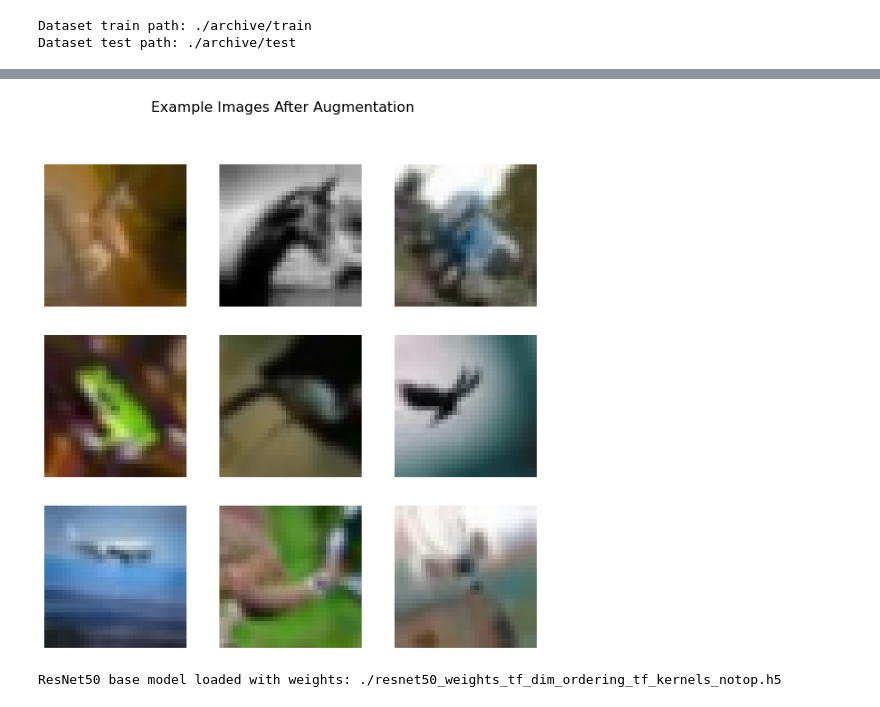
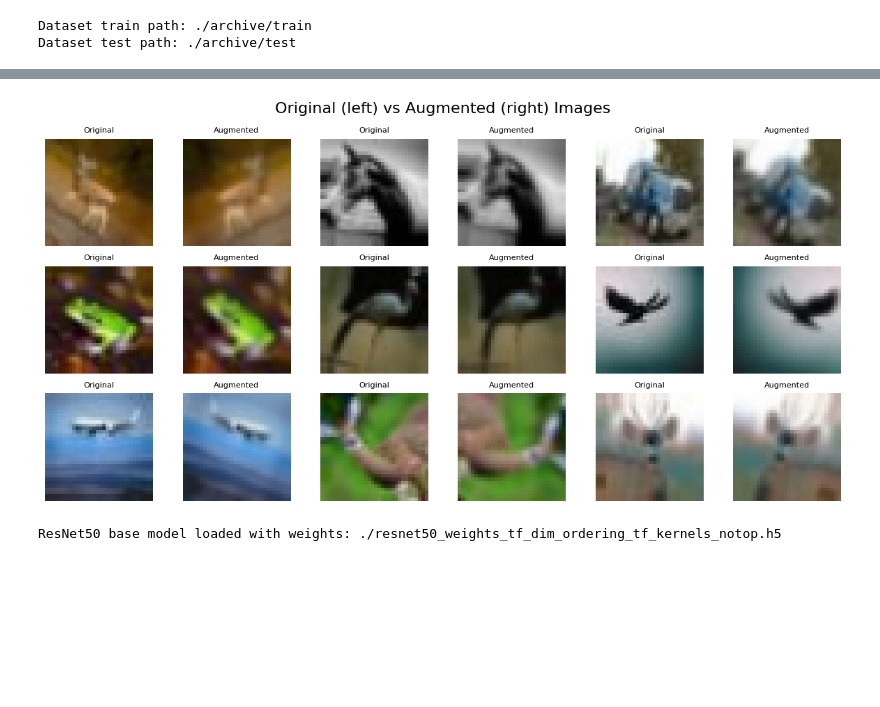
Before and after one commit to larkhiya/ResNet50-CIFAKE-Classification, a Jupyter notebook: resnet50-cifake-classification.ipynb, the cells around one changed output, grey strips where cells are left out. Cells and saved outputs as stored; diff of their text form; code cells hidden in the pictures; blank space fills up the shorter version.

```diff
--- a/resnet50-cifake-classification.ipynb
+++ b/resnet50-cifake-classification.ipynb
@@ -247,15 +233,27 @@ train_ds = train_ds.map(
 # Re-prefetch after augmentation to maintain pipeline efficiency
 train_ds = train_ds.prefetch(buffer_size=AUTOTUNE)
 # %%
-# Visualize augmented images to verify data augmentation is working correctly
+# Visualize original vs augmented images to verify data augmentation is working correctly
 for images, labels in train_ds.take(1):
-    plt.figure(figsize=(10, 10))
+    # Compute augmented batch once
+    augmented = data_augmentation(images, training=True)
+
+    plt.figure(figsize=(12, 6))
     for i in range(9):
-        augmented = data_augmentation(images)
-        plt.subplot(3, 3, i+1)
+        # Original image
+        plt.subplot(3, 6, 2 * i + 1)
+        plt.imshow(tf.cast(images[i], tf.uint8))
+        plt.title("Original", fontsize=8)
+        plt.axis("off")
+
+        # Augmented image
+        plt.subplot(3, 6, 2 * i + 2)
         plt.imshow(tf.cast(augmented[i], tf.uint8))
+        plt.title("Augmented", fontsize=8)
         plt.axis("off")
-    plt.suptitle("Example Images After Augmentation", fontsize=16)
+
+    plt.suptitle("Original (left) vs Augmented (right) Images", fontsize=16)
+    plt.tight_layout()
     plt.show()
     break  # Only show one batch
 # %% [output]
@@ -267,4 +260,4 @@ I0000 00:00:1770131764.768072    2879 device_compiler.h:196] Compiled cluster us
-[figure, old version]
+[figure, new version]
 # %%
 # Fix SSL certificate verification on macOS (required for Keras weight downloads)
 import ssl
```
Also changed, not shown: parts of 10 cells of this notebook.
